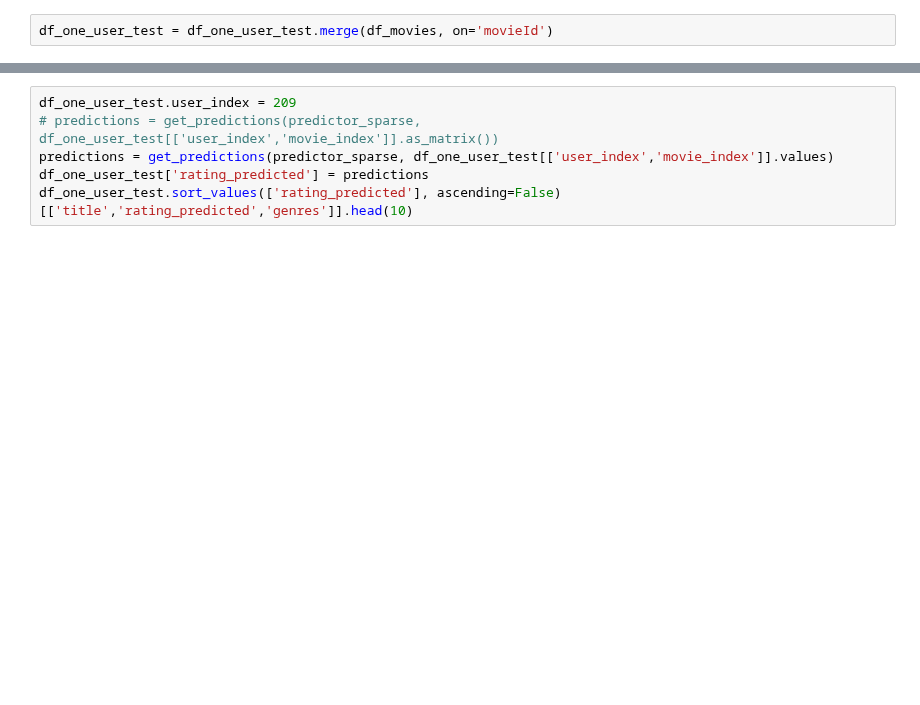
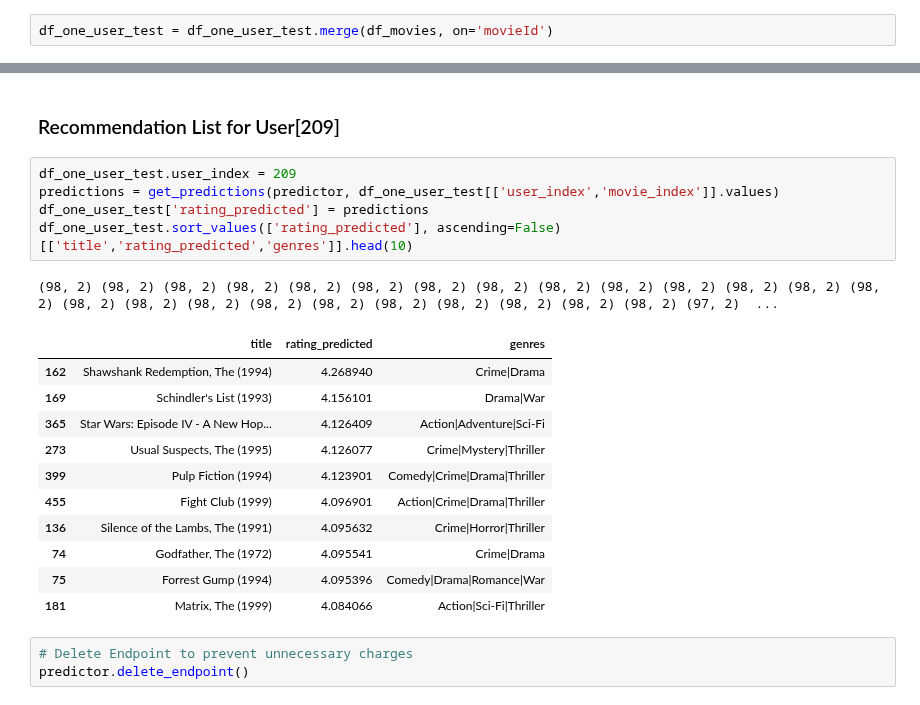
Before and after one commit to ChandraLingam/AmazonSageMakerCourse, a Jupyter notebook: fm/fm_cloud_prediction_template.ipynb, the cells around one changed output, grey strips where cells are left out. Saved outputs shown, nothing was run; the diff lists cells and outputs as text; blank space fills up the shorter version.

```diff
--- a/fm/fm_cloud_prediction_template.ipynb
+++ b/fm/fm_cloud_prediction_template.ipynb
@@ -147,6 +291,23 @@ df_one_user_test.sort_values(['rating_predicted'], ascending=False)[['title','ra
+# %% [markdown]
+### Recommendation List for User[209]
 # %%
 df_one_user_test.user_index = 209
-# predictions = get_predictions(predictor_sparse, df_one_user_test[['user_index','movie_index']].as_matrix())
-predictions = get_predictions(predictor_sparse, df_one_user_test[['user_index','movie_index']].values)
+predictions = get_predictions(predictor, df_one_user_test[['user_index','movie_index']].values)
 df_one_user_test['rating_predicted'] = predictions
 df_one_user_test.sort_values(['rating_predicted'], ascending=False)[['title','rating_predicted','genres']].head(10)
+# %% [output]
+(98, 2) (98, 2) (98, 2) (98, 2) (98, 2) (98, 2) (98, 2) (98, 2) (98, 2) (98, 2) (98, 2) (98, 2) (98, 2) (98, 2) (98, 2) (98, 2) (98, 2) (98, 2) (98, 2) (98, 2) (98, 2) (98, 2) (98, 2) (98, 2) (97, 2)  ...
+|  | title | rating_predicted | genres |
+| 162 | Shawshank Redemption, The (1994) | 4.268940 | Crime|Drama |
+| 169 | Schindler's List (1993) | 4.156101 | Drama|War |
+| 365 | Star Wars: Episode IV - A New Hop... | 4.126409 | Action|Adventure|Sci-Fi |
+| 273 | Usual Suspects, The (1995) | 4.126077 | Crime|Mystery|Thriller |
+| 399 | Pulp Fiction (1994) | 4.123901 | Comedy|Crime|Drama|Thriller |
+| 455 | Fight Club (1999) | 4.096901 | Action|Crime|Drama|Thriller |
+| 136 | Silence of the Lambs, The (1991) | 4.095632 | Crime|Horror|Thriller |
+| 74 | Godfather, The (1972) | 4.095541 | Crime|Drama |
+| 75 | Forrest Gump (1994) | 4.095396 | Comedy|Drama|Romance|War |
+| 181 | Matrix, The (1999) | 4.084066 | Action|Sci-Fi|Thriller |
+# %%
+# Delete Endpoint to prevent unnecessary charges
+predictor.delete_endpoint()
```
Also changed, not shown: parts of 37 cells of this notebook, 1 other file.
